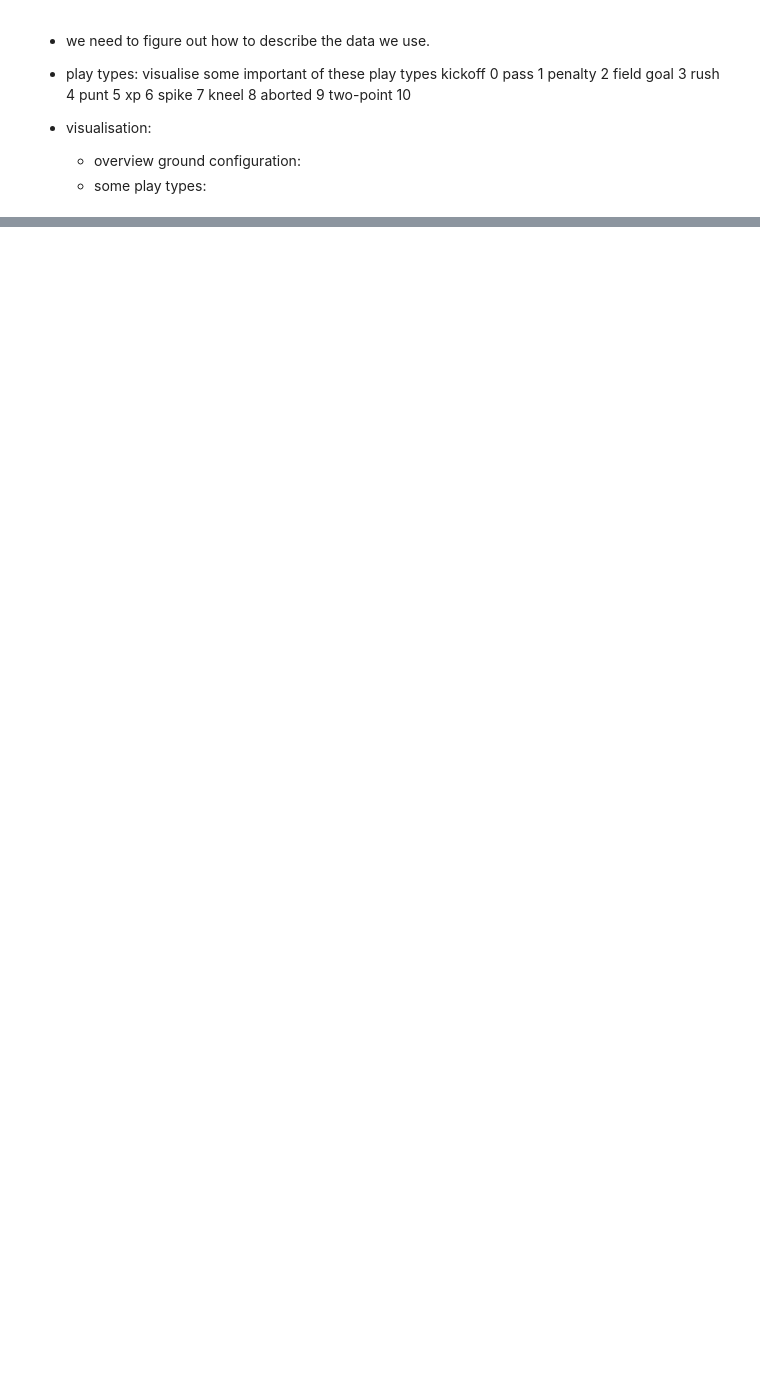
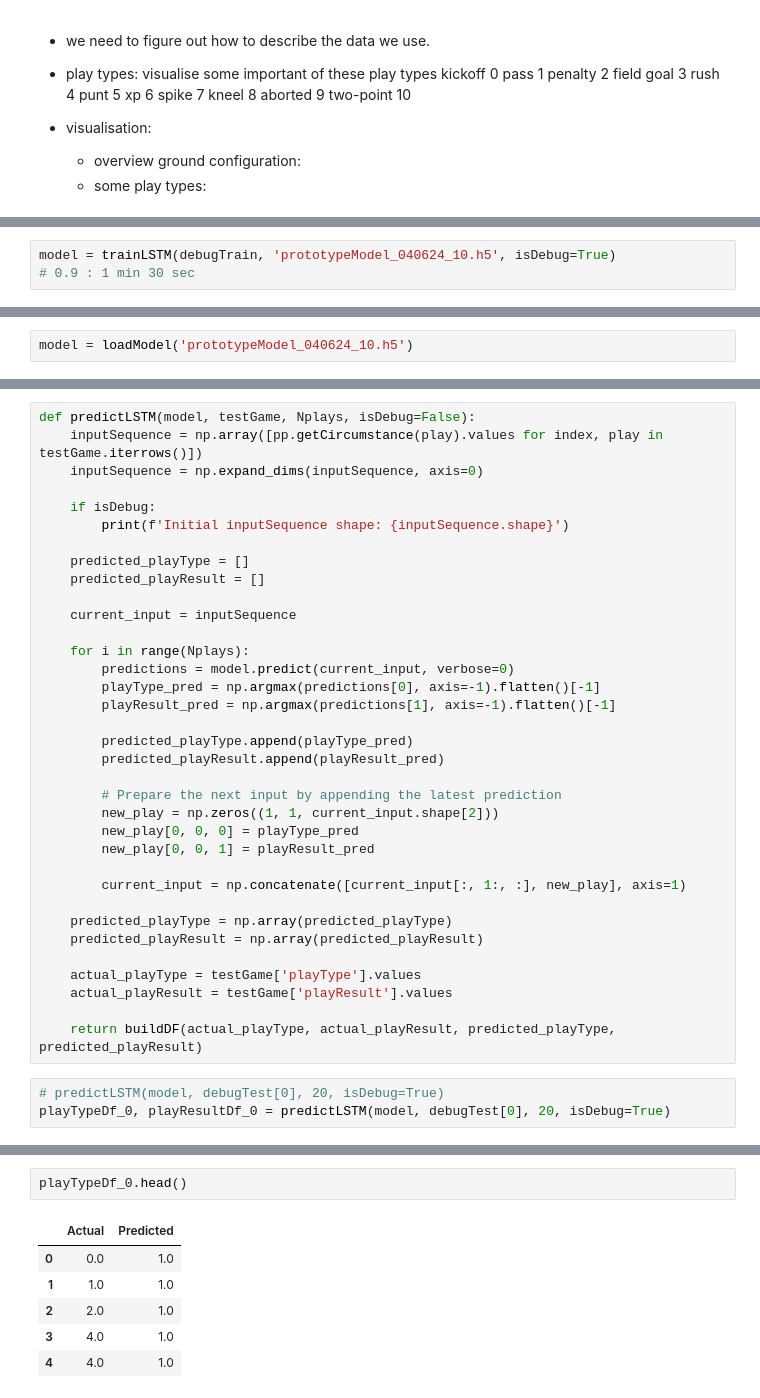
Before and after one commit to KUcyans/AppML_Final, a Jupyter notebook: Workspace/Analysis.ipynb, the cells around one changed output, grey strips where cells are left out. Saved outputs shown, nothing was run; the diff lists cells and outputs as text; blank space fills up the shorter version.

Commit message:
prototype predictor built

```diff
--- a/Workspace/Analysis.ipynb
+++ b/Workspace/Analysis.ipynb
@@ -427,0 +608,3 @@ NFLplays_split
+# %%
+model = trainLSTM(debugTrain, 'prototypeModel_040624_10.h5', isDebug=True)
+# 0.9 : 1 min 30 sec
@@ -427,0 +651,2 @@ NFLplays_split
+# %%
+model = loadModel('prototypeModel_040624_10.h5')
@@ -427,0 +681,38 @@ NFLplays_split
+# %%
+def predictLSTM(model, testGame, Nplays, isDebug=False):
+    inputSequence = np.array([pp.getCircumstance(play).values for index, play in testGame.iterrows()])
+    inputSequence = np.expand_dims(inputSequence, axis=0)
+
+    if isDebug:
+        print(f'Initial inputSequence shape: {inputSequence.shape}')
+
+    predicted_playType = []
+    predicted_playResult = []
+
+    current_input = inputSequence
+
+    for i in range(Nplays):
+        predictions = model.predict(current_input, verbose=0)
+        playType_pred = np.argmax(predictions[0], axis=-1).flatten()[-1]
+        playResult_pred = np.argmax(predictions[1], axis=-1).flatten()[-1]
+
+        predicted_playType.append(playType_pred)
+        predicted_playResult.append(playResult_pred)
+
+        # Prepare the next input by appending the latest prediction
+        new_play = np.zeros((1, 1, current_input.shape[2]))
+        new_play[0, 0, 0] = playType_pred
+        new_play[0, 0, 1] = playResult_pred
+
+        current_input = np.concatenate([current_input[:, 1:, :], new_play], axis=1)
+
+    predicted_playType = np.array(predicted_playType)
+    predicted_playResult = np.array(predicted_playResult)
+
+    actual_playType = testGame['playType'].values
+    actual_playResult = testGame['playResult'].values
+
+    return buildDF(actual_playType, actual_playResult, predicted_playType, predicted_playResult)
+# %%
+# predictLSTM(model, debugTest[0], 20, isDebug=True)
+playTypeDf_0, playResultDf_0 = predictLSTM(model, debugTest[0], 20, isDebug=True)
@@ -427,0 +731,9 @@ NFLplays_split
+# %%
+playTypeDf_0.head()
+# %% [output]
+|  | Actual | Predicted |
+| 0 | 0.0 | 1.0 |
+| 1 | 1.0 | 1.0 |
+| 2 | 2.0 | 1.0 |
+| 3 | 4.0 | 1.0 |
+| 4 | 4.0 | 1.0 |
```
Also changed, not shown: parts of 30 cells of this notebook, 8 other files.
